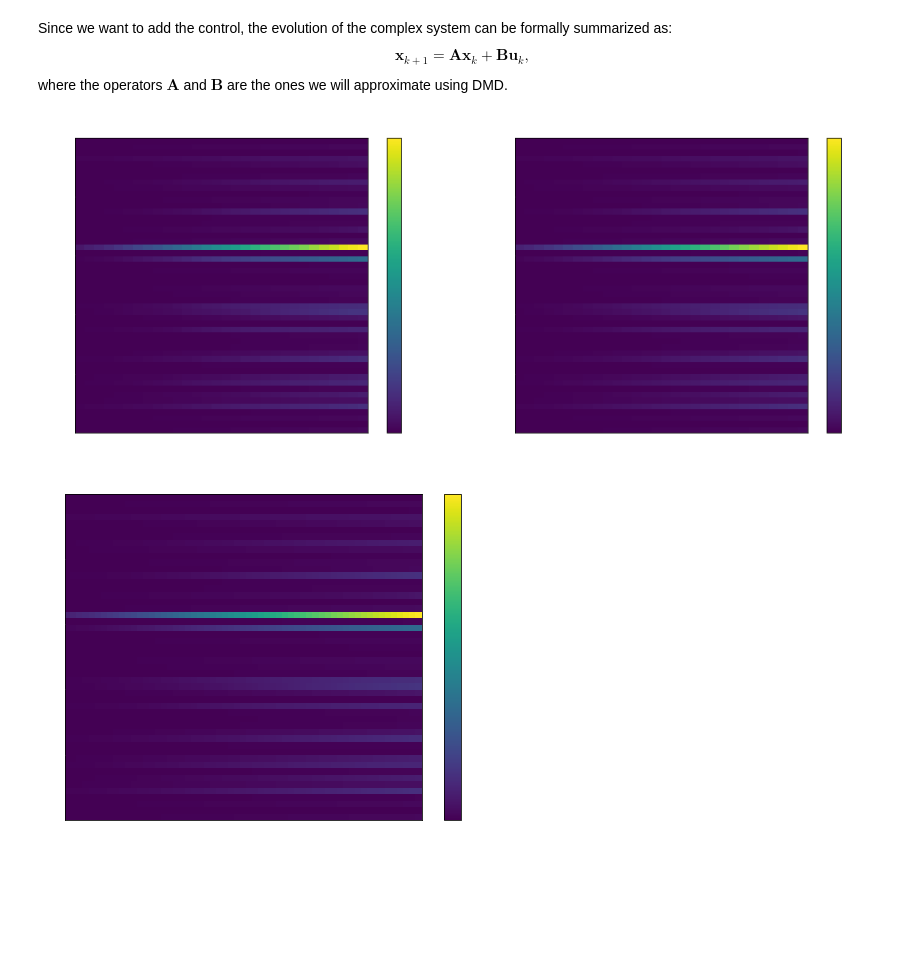
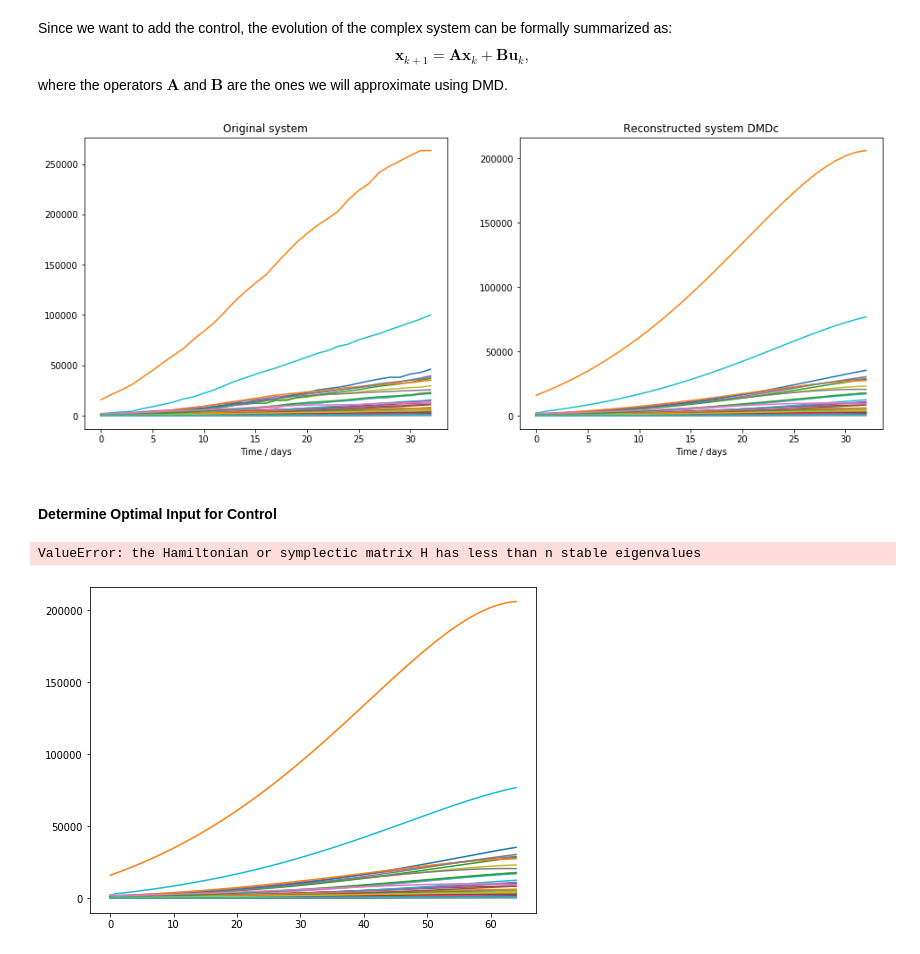
Before and after one commit to JuliaBriden/coronavirus-dmdc, a Jupyter notebook: US State Data.ipynb, the cells around one changed output. Saved outputs shown, nothing was run; the diff lists cells and outputs as text; code cells hidden in the pictures; blank space fills up the shorter version.

```diff
--- a/US State Data.ipynb
+++ b/US State Data.ipynb
@@ -19,6 +24,13 @@ plt.rcParams.update({'text.color' : "white",
                      'axes.labelcolor' : "white",
                     'xtick.color' : "white",
                     'ytick.color' : "white"})
+# %%
+# for light theme
+plt.rcParams['text.color'] = 'black'
+plt.rcParams.update({'text.color' : "black",
+                     'axes.labelcolor' : "black",
+                    'xtick.color' : "black",
+                    'ytick.color' : "black"})
 # %%
 # import csse_covid_19_daily_reports
 
@@ -613,38 +554,52 @@ Since we want to add the control, the evolution of the complex system can be for
 \mathbf{x}_{k+1} = \mathbf{A}\mathbf{x}_k + \mathbf{B}\mathbf{u}_k,
 $$where the operators $\mathbf{A}$ and $\mathbf{B}$ are the ones we will approximate using DMD.
 # %%
-dmdc = DMDc()
+dmdc = DMDc(svd_rank=3)
 dmdc.fit(scaledData, np.zeros(np.size(scaledData,1)-1)) # fit dmdc with no control
 # %%
-# plot
+# plot reconstructed system
 
 plt.figure(figsize=(16,6))
 
 plt.subplot(121)
 plt.title('Original system')
 plt.xlabel('Time / days')
-plt.ylabel('States')
-plt.pcolor(scaledData)
-plt.colorbar()
+plt.plot(scaledData.T)
 
 plt.subplot(122)
-plt.title('Reconstructed system')
-plt.ylabel('States')
+plt.title('Reconstructed system DMDc')
 plt.xlabel('Time / days')
-plt.pcolor(dmdc.reconstructed_data().real)
-plt.colorbar()
+plt.plot(dmdc.reconstructed_data().real.T)
 
 plt.show()
 # %% [output]
-[figure, old version]
+[figure, new version]
+# %% [markdown]
+#### Determine Optimal Input for Control
+# %%
+# LQR control
+
+# State space system
+# Define linear systems (in state-space form)
+A = dmdc.atilde # # of days x # of days
+B = np.ones((len(A),1))
+B[0,0] = 1
+C = np.ones((1,len(A)))
+C[0,0] = 1
+sys1 = StateSpace(A,B,C,0)
+
+Q = np.identity(len(A));
+R = 1;
+Klqr1,Slqr1,Plqr1 = lqr(sys1,Q,R)
+# %% [output]
+ValueError: the Hamiltonian or symplectic matrix H has less than n stable eigenvalues
 # %%
 dmdc.dmd_time['dt'] = .5
 u = np.random.rand(1,1)-.5
 new_u = np.random.rand(u.shape[0], dmdc.dynamics.shape[1]-1)
 
 plt.figure(figsize=(8,6))
-plt.pcolor(dmdc.reconstructed_data(new_u).real)
-plt.colorbar()
+plt.plot(dmdc.reconstructed_data(new_u).real.T)
 plt.show()
 # %% [output]
-[figure, old version]
+[figure, new version]
```
Also changed, not shown: parts of 19 cells of this notebook, 1 other file.
